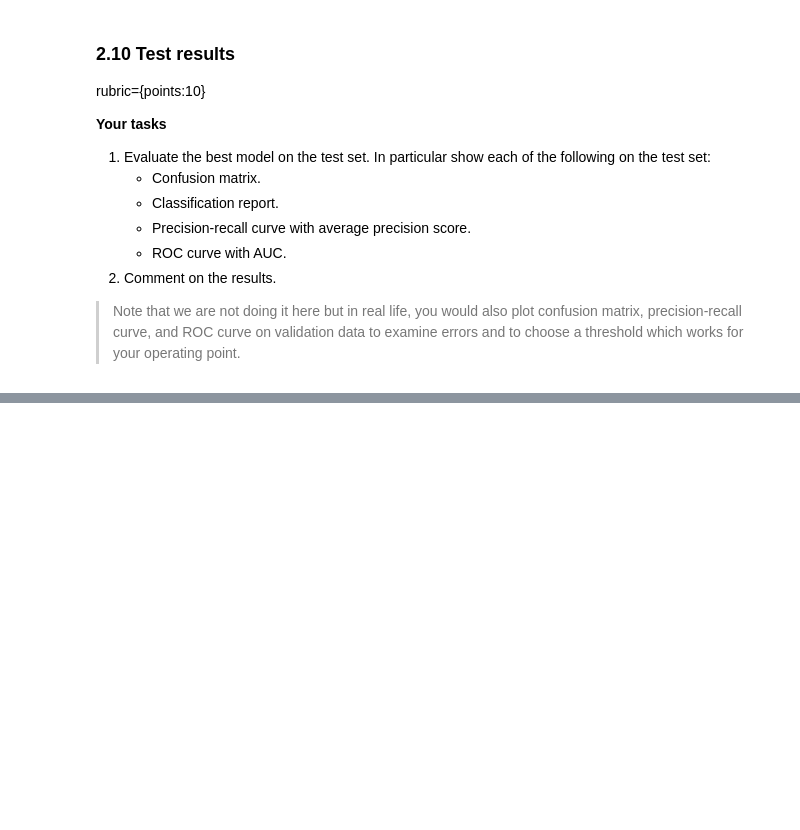
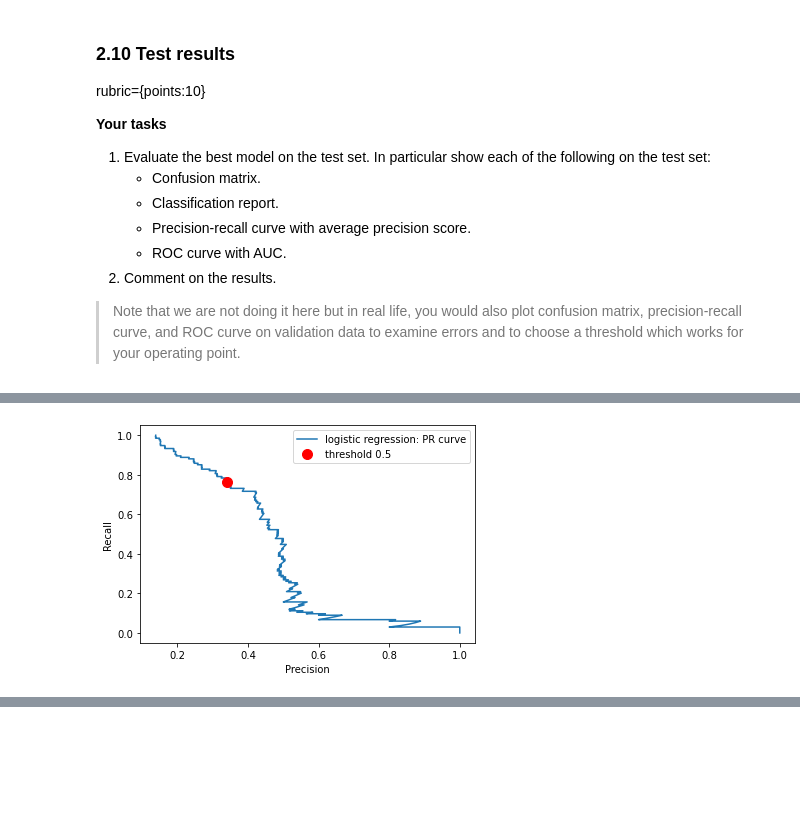
Before and after one commit to SilentM/cpsc330-2021W2, a Jupyter notebook: hw/hw5/hw5.ipynb, the cells around one changed output, grey strips where cells are left out. Drawn from its saved outputs; the diff is of its cells as text; code cells hidden in the pictures; blank space fills up the shorter version.

```diff
--- a/hw/hw5/hw5.ipynb
+++ b/hw/hw5/hw5.ipynb
@@ -381,0 +604,21 @@ rubric={points:10}
+# %%
+# Taken from Lecture 9
+from sklearn.metrics import precision_recall_curve
+
+precision, recall, thresholds = precision_recall_curve(
+    y_test, grid_search.predict_proba(X_test)[:, 1]
+)
+plt.plot(precision, recall, label="logistic regression: PR curve")
+plt.xlabel("Precision")
+plt.ylabel("Recall")
+plt.plot(
+    precision_score(y_test, grid_search.predict(X_test)),
+    recall_score(y_test, grid_search.predict(X_test)),
+    "or",
+    markersize=10,
+    label="threshold 0.5",
+)
+plt.legend(loc="best");
+plt.show()
+# %% [output]
+[figure, added]
```
Also changed, not shown: parts of 18 cells of this notebook.
